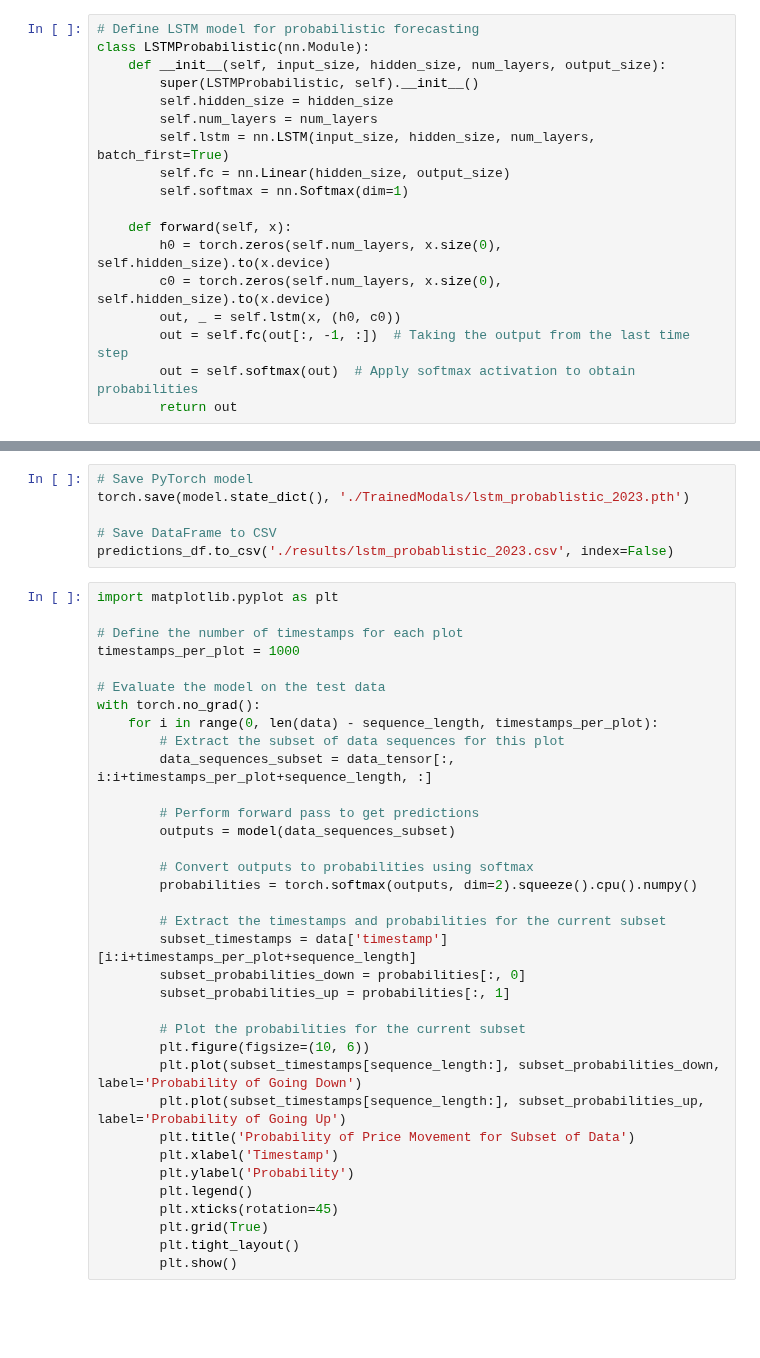
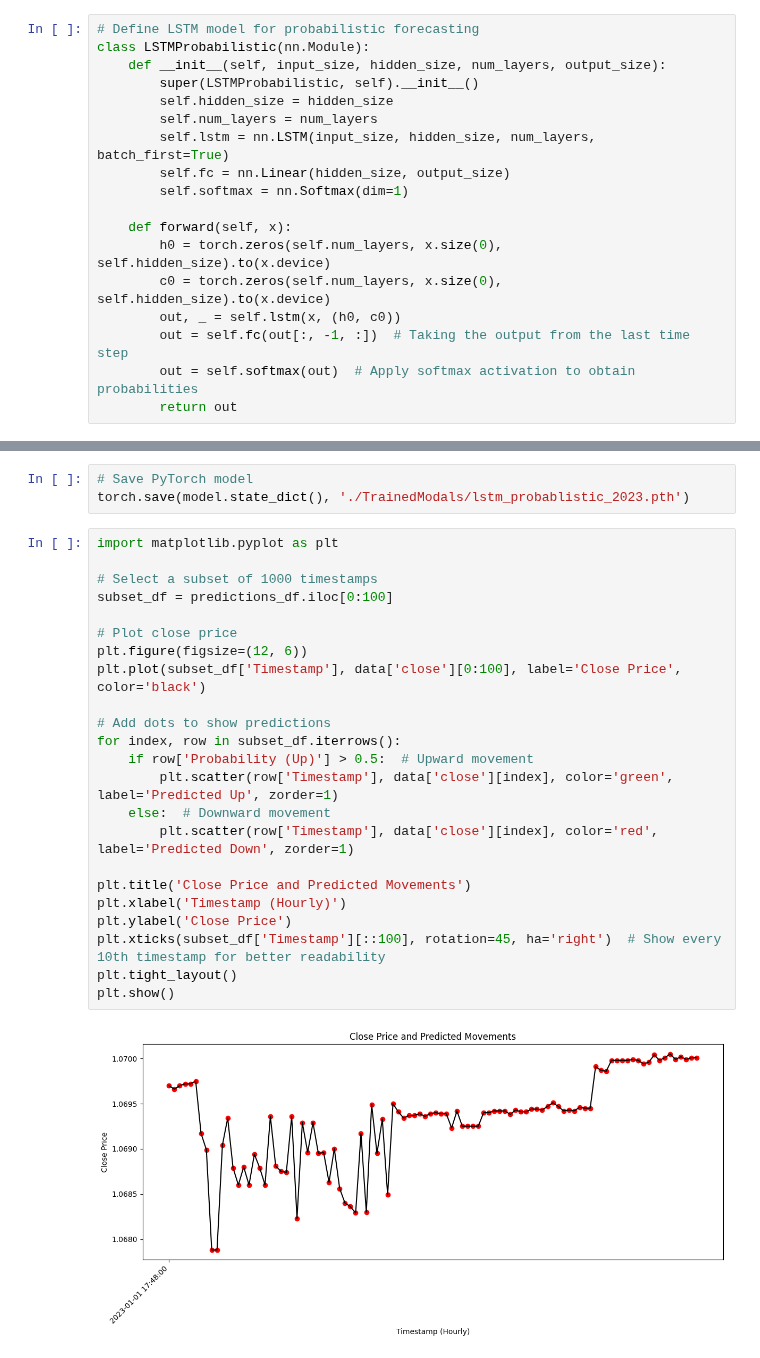
Before and after one commit to Suraj6E/EURUSD-DQN-LSTM, a Jupyter notebook: LSTM_probablistic.ipynb, the cells around one changed output, grey strips where cells are left out. Saved outputs shown, nothing was run; the diff lists cells and outputs as text; blank space fills up the shorter version.

Commit message:
lstm learning done

```diff
--- a/LSTM_probablistic.ipynb
+++ b/LSTM_probablistic.ipynb
@@ -244,41 +171,28 @@ plt.show()
 # %%
 # Save PyTorch model
 torch.save(model.state_dict(), './TrainedModals/lstm_probablistic_2023.pth')
-
-# Save DataFrame to CSV
-predictions_df.to_csv('./results/lstm_probablistic_2023.csv', index=False)
-# %%
-import matplotlib.pyplot as plt
-
-# Define the number of timestamps for each plot
-timestamps_per_plot = 1000
-
-# Evaluate the model on the test data
-with torch.no_grad():
-    for i in range(0, len(data) - sequence_length, timestamps_per_plot):
-        # Extract the subset of data sequences for this plot
-        data_sequences_subset = data_tensor[:, i:i+timestamps_per_plot+sequence_length, :]
-
-        # Perform forward pass to get predictions
-        outputs = model(data_sequences_subset)
-
-        # Convert outputs to probabilities using softmax
-        probabilities = torch.softmax(outputs, dim=2).squeeze().cpu().numpy()
-
-        # Extract the timestamps and probabilities for the current subset
-        subset_timestamps = data['timestamp'][i:i+timestamps_per_plot+sequence_length]
-        subset_probabilities_down = probabilities[:, 0]
-        subset_probabilities_up = probabilities[:, 1]
-
-        # Plot the probabilities for the current subset
-        plt.figure(figsize=(10, 6))
-        plt.plot(subset_timestamps[sequence_length:], subset_probabilities_down, label='Probability of Going Down')
-        plt.plot(subset_timestamps[sequence_length:], subset_probabilities_up, label='Probability of Going Up')
-        plt.title('Probability of Price Movement for Subset of Data')
-        plt.xlabel('Timestamp')
-        plt.ylabel('Probability')
-        plt.legend()
-        plt.xticks(rotation=45)
-        plt.grid(True)
-        plt.tight_layout()
-        plt.show()
+# %%
+import matplotlib.pyplot as plt
+
+# Select a subset of 1000 timestamps
+subset_df = predictions_df.iloc[0:100]
+
+# Plot close price
+plt.figure(figsize=(12, 6))
+plt.plot(subset_df['Timestamp'], data['close'][0:100], label='Close Price', color='black')
+
+# Add dots to show predictions
+for index, row in subset_df.iterrows():
+    if row['Probability (Up)'] > 0.5:  # Upward movement
+        plt.scatter(row['Timestamp'], data['close'][index], color='green', label='Predicted Up', zorder=1)
+    else:  # Downward movement
+        plt.scatter(row['Timestamp'], data['close'][index], color='red', label='Predicted Down', zorder=1)
+
+plt.title('Close Price and Predicted Movements')
+plt.xlabel('Timestamp (Hourly)')
+plt.ylabel('Close Price')
+plt.xticks(subset_df['Timestamp'][::100], rotation=45, ha='right')  # Show every 10th timestamp for better readability
+plt.tight_layout()
+plt.show()
+# %% [output]
+[figure, added]
```
Also changed, not shown: parts of 6 cells of this notebook.
